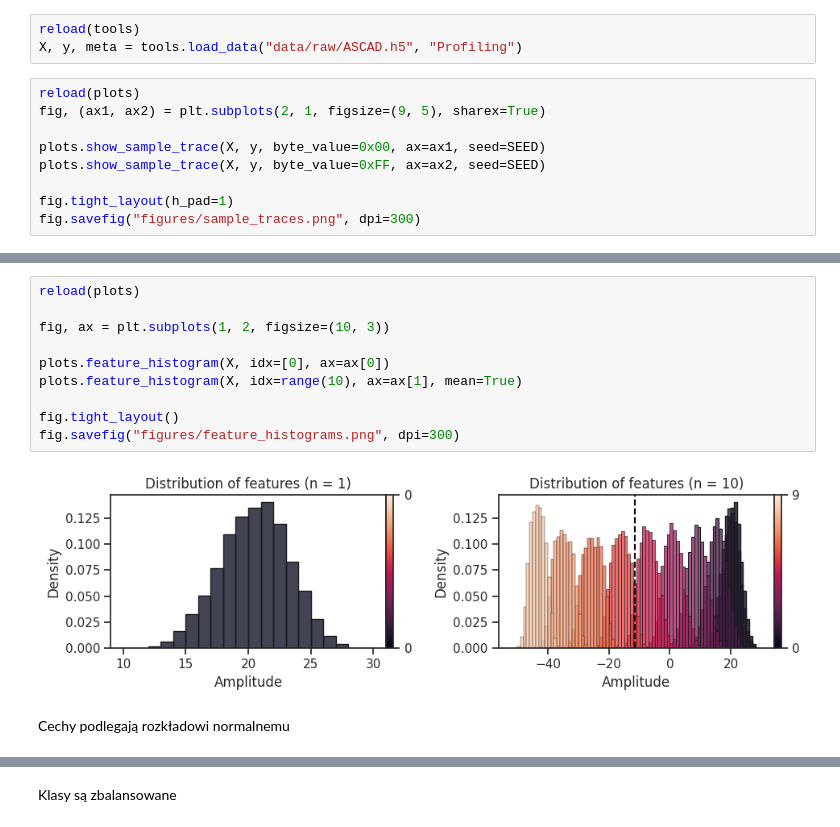
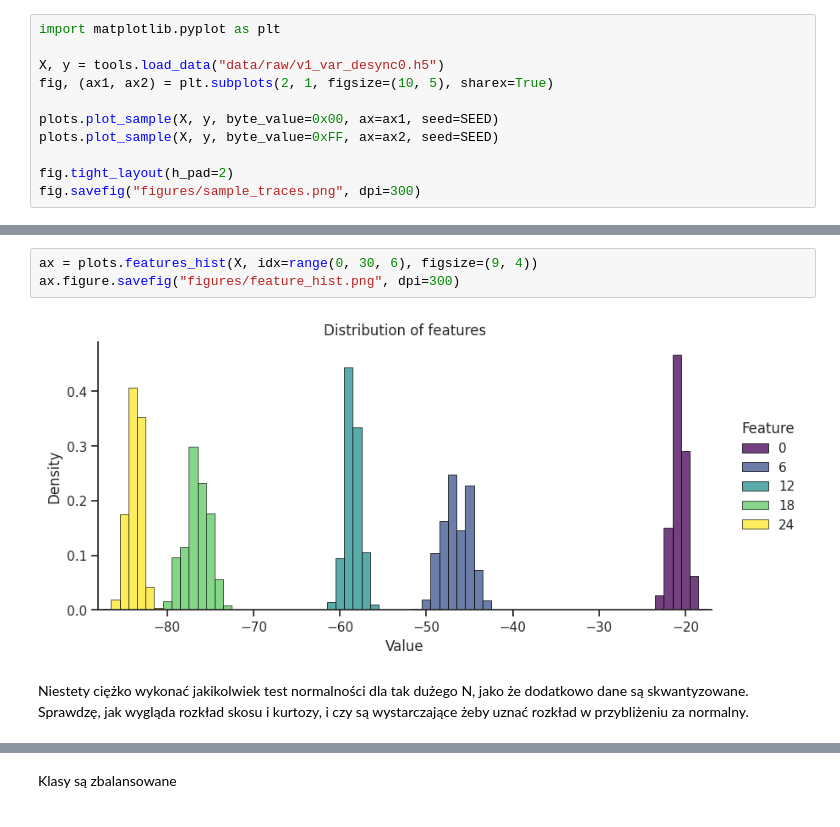
Before and after one commit to pzarczynski/SCA, a Jupyter notebook: notebooks/01_initial_eda.ipynb, the cells around one changed output, grey strips where cells are left out. Saved outputs shown, nothing was run; the diff lists cells and outputs as text.

```diff
--- a/notebooks/01_initial_eda.ipynb
+++ b/notebooks/01_initial_eda.ipynb
@@ -13,13 +17,12 @@ if tail == "notebooks": os.chdir(head)
-# %%
-reload(tools)
-X, y, meta = tools.load_data("data/raw/ASCAD.h5", "Profiling")
 # %%
-reload(plots)
-fig, (ax1, ax2) = plt.subplots(2, 1, figsize=(9, 5), sharex=True)
+import matplotlib.pyplot as plt
 
-plots.show_sample_trace(X, y, byte_value=0x00, ax=ax1, seed=SEED)
-plots.show_sample_trace(X, y, byte_value=0xFF, ax=ax2, seed=SEED)
+X, y = tools.load_data("data/raw/v1_var_desync0.h5")
+fig, (ax1, ax2) = plt.subplots(2, 1, figsize=(10, 5), sharex=True)
 
-fig.tight_layout(h_pad=1)
+plots.plot_sample(X, y, byte_value=0x00, ax=ax1, seed=SEED)
+plots.plot_sample(X, y, byte_value=0xFF, ax=ax2, seed=SEED)
+
+fig.tight_layout(h_pad=2)
 fig.savefig("figures/sample_traces.png", dpi=300)
 # %% [output]
@@ -27,14 +35,7 @@ fig.savefig("figures/sample_traces.png", dpi=300)
 # %%
-reload(plots)
-
-fig, ax = plt.subplots(1, 2, figsize=(10, 3))
-
-plots.feature_histogram(X, idx=[0], ax=ax[0])
-plots.feature_histogram(X, idx=range(10), ax=ax[1], mean=True)
-
-fig.tight_layout()
-fig.savefig("figures/feature_histograms.png", dpi=300)
+ax = plots.features_hist(X, idx=range(0, 30, 6), figsize=(9, 4))
+ax.figure.savefig("figures/feature_hist.png", dpi=300)
 # %% [output]
-[figure, old version]
+[figure, new version]
 # %% [markdown]
-Cechy podlegają rozkładowi normalnemu
+Niestety ciężko wykonać jakikolwiek test normalności dla tak dużego N, jako że dodatkowo dane są skwantyzowane. Sprawdzę, jak wygląda rozkład skosu i kurtozy, i czy są wystarczające żeby uznać rozkład w przybliżeniu za normalny.
```
Also changed, not shown: parts of 9 cells of this notebook, 27 other files.
